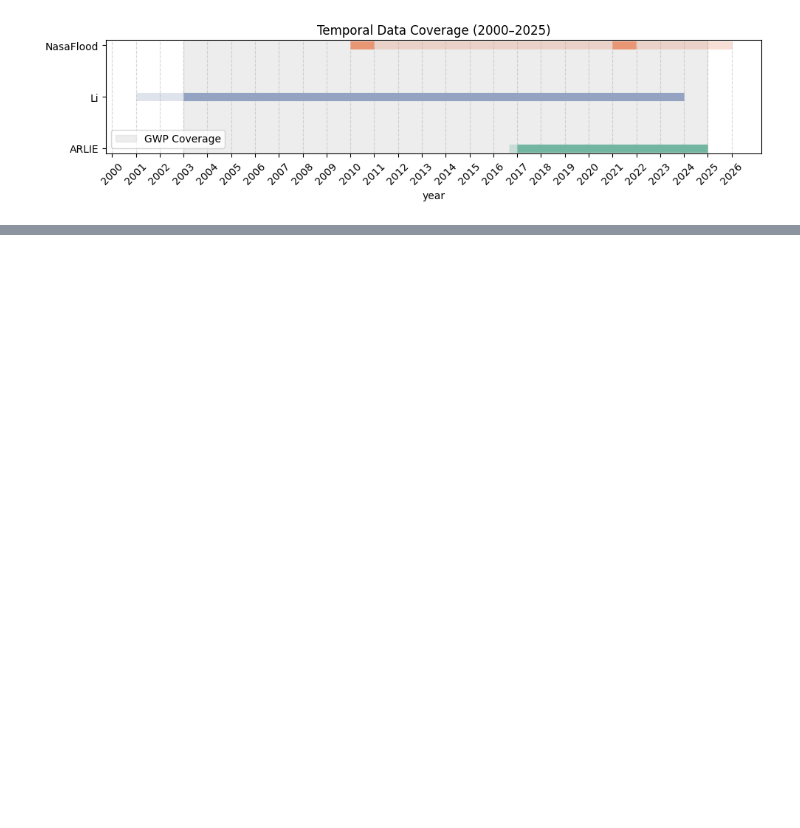
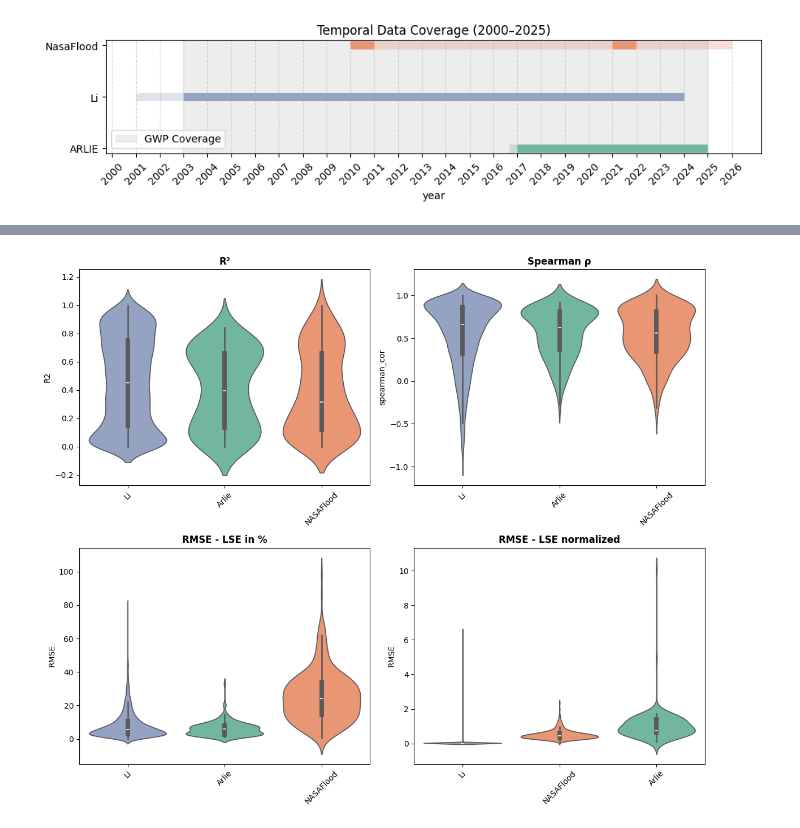
Before and after one commit to ElenaScholz/gwp-validation, a Jupyter notebook: notebooks/plots.ipynb, the cells around one changed output, grey strips where cells are left out. Drawn from its saved outputs; the diff is of its cells as text; code cells hidden in the pictures; blank space fills up the shorter version.

```diff
--- a/notebooks/plots.ipynb
+++ b/notebooks/plots.ipynb
@@ -154,26 +201,26 @@ plt.show()
 # %%
 fig, axes = plt.subplots(2, 2, figsize=(12, 10))
 axes = axes.flatten()
 
-df_perc = all_stats_combined[all_stats_combined['value-type'] == 'Area-perc']
-df_norm = all_stats_combined[all_stats_combined['value-type'] == 'Area-normalized']
+df_perc = stats_df_0[stats_df_0['value-type'] == 'Area-perc']
+df_norm = stats_df_0[stats_df_0['value-type'] == 'Area-normalized']
 
-# Plot 1-3: Area-perc
-sns.violinplot(data=df_perc, x='Dataset', y='R2', ax=axes[0], hue = "Dataset",  palette='Set2')
-axes[0].set_title('R²', fontweight='bold')
+for i, (metric, title, higher_better) in enumerate(metrics):
+    # choose sort direction: if higher_better True -> show highest median on right by ascending=False
+    order = order_by_median(df_perc, 'Dataset', metric, ascending=not higher_better)
+    sns.violinplot(data=df_perc, x='Dataset', y=metric, ax=axes[i], order=order,  hue = "Dataset", palette='Set2')
+    axes[i].set_title(title, fontweight='bold')
+    axes[i].set_xlabel('')
+    axes[i].tick_params(axis='x', rotation=45)
 
-sns.violinplot(data=df_perc, x='Dataset', y='spearman_cor', ax=axes[1], hue = "Dataset",  palette='Set2')
-axes[1].set_title('Spearman ρ', fontweight='bold')
-
-sns.violinplot(data=df_perc, x='Dataset', y='RMSE', ax=axes[2], hue = "Dataset", palette='Set2')
-axes[2].set_title('RMSE - LSE in %', fontweight='bold')
-
-# Plot 4: Area-normalized RMSE
-sns.violinplot(data=df_norm, x='Dataset', y='RMSE', ax=axes[3],  hue = "Dataset", palette='Set2')
+# Plot 4: Area-normalized RMSE (lower is better)
+order_norm = order_by_median(df_norm, 'Dataset', 'RMSE', ascending=True)
+sns.violinplot(data=df_norm, x='Dataset', y='RMSE', ax=axes[3], order=order_norm,  hue = "Dataset", palette='Set2')
 axes[3].set_title('RMSE - LSE normalized', fontweight='bold')
-
-for ax in axes:
-    ax.set_xlabel('')
+axes[3].set_xlabel('')
+axes[3].tick_params(axis='x', rotation=45)
 
 plt.tight_layout()
 plt.show()
+# %% [output]
+[figure, added]
```
Also changed, not shown: parts of 7 cells of this notebook, 9 other files.
